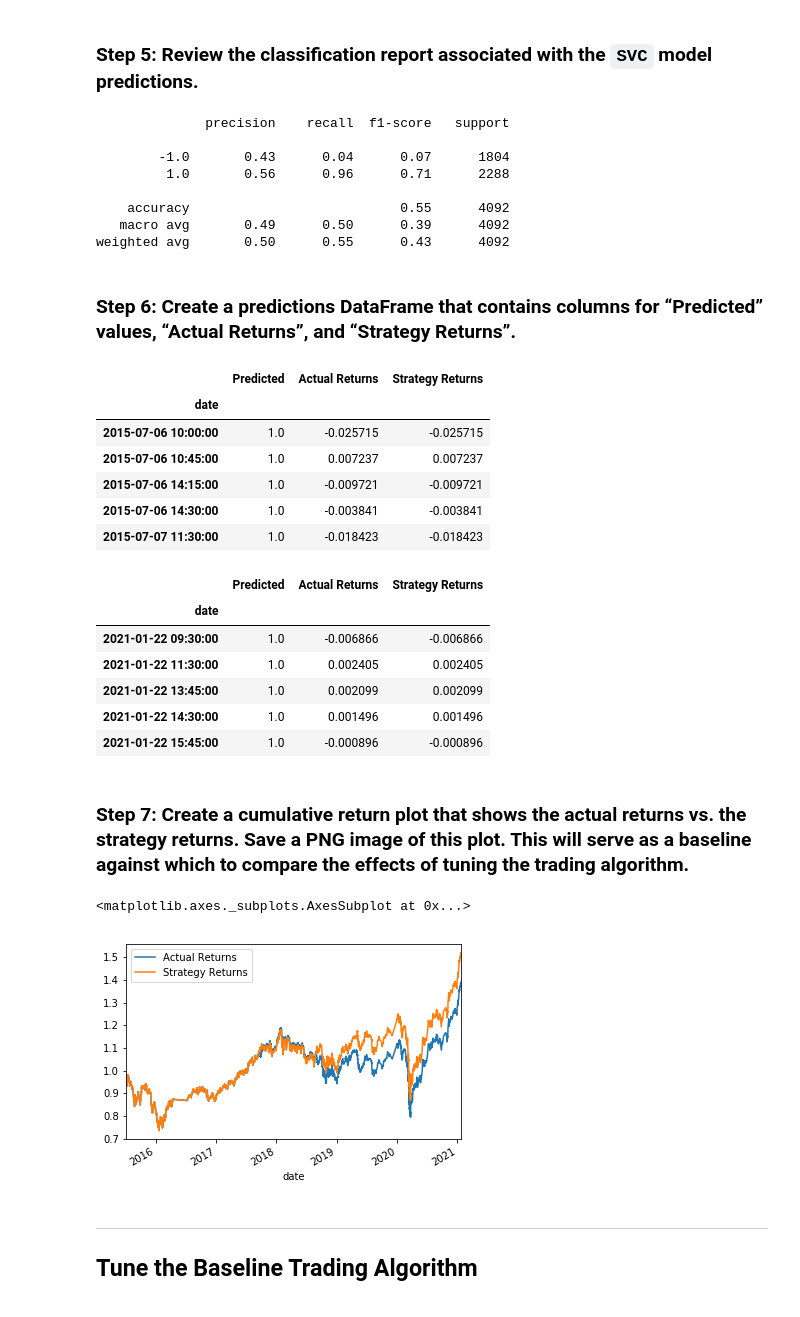
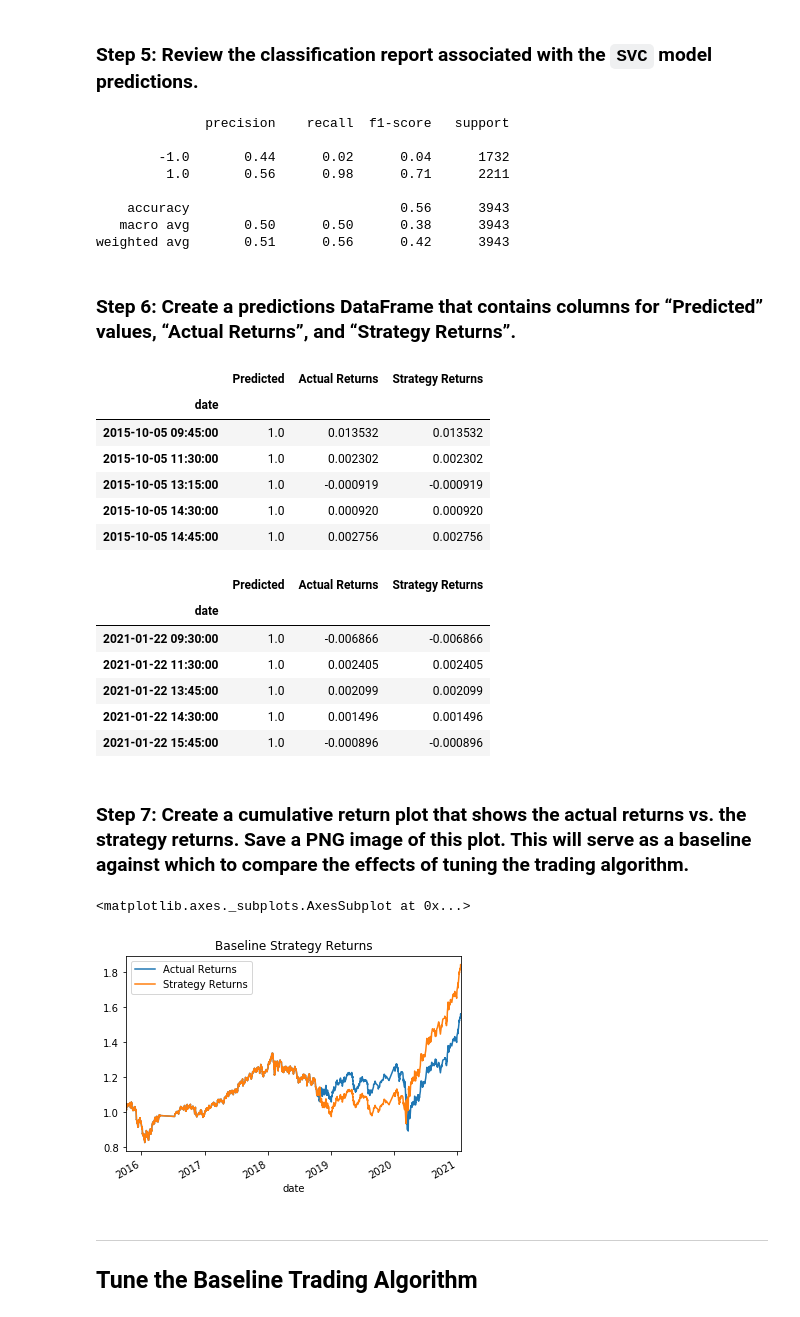
Before and after one commit to saucetech/machine-learning-algorithmic-trading, a Jupyter notebook: machine_learning_trading_bot.ipynb, the cells around one changed output. Saved outputs shown, nothing was run; the diff lists cells and outputs as text; code cells hidden in the pictures.

```diff
--- a/machine_learning_trading_bot.ipynb
+++ b/machine_learning_trading_bot.ipynb
@@ -261,7 +265,7 @@ print(training_begin)
 2015-04-02 15:00:00
 # %%
 # Select the ending period for the training data with an offset of 3 months
-training_end = X.index.min() + DateOffset(months=3)
+training_end = X.index.min() + DateOffset(months=6)
 
 # Display the training end date
 print(training_end)
@@ -336,12 +340,12 @@ print(svm_testing_report)
 # %% [output]
               precision    recall  f1-score   support
 
-        -1.0       0.43      0.04      0.07      1804
-         1.0       0.56      0.96      0.71      2288
+        -1.0       0.44      0.02      0.04      1732
+         1.0       0.56      0.98      0.71      2211
 
-    accuracy                           0.55      4092
-   macro avg       0.49      0.50      0.39      4092
-weighted avg       0.50      0.55      0.43      4092
+    accuracy                           0.56      3943
+   macro avg       0.50      0.50      0.38      3943
+weighted avg       0.51      0.56      0.42      3943
 # %% [markdown]
 ### Step 6: Create a predictions DataFrame that contains columns for “Predicted” values, “Actual Returns”, and “Strategy Returns”.
 # %%
@@ -365,11 +369,11 @@ display(predictions_df.tail())
 # %% [output]
 |  | Predicted | Actual Returns | Strategy Returns |
 | date |  |  |  |
-| 2015-07-06 10:00:00 | 1.0 | -0.025715 | -0.025715 |
-| 2015-07-06 10:45:00 | 1.0 | 0.007237 | 0.007237 |
-| 2015-07-06 14:15:00 | 1.0 | -0.009721 | -0.009721 |
-| 2015-07-06 14:30:00 | 1.0 | -0.003841 | -0.003841 |
-| 2015-07-07 11:30:00 | 1.0 | -0.018423 | -0.018423 |
+| 2015-10-05 09:45:00 | 1.0 | 0.013532 | 0.013532 |
+| 2015-10-05 11:30:00 | 1.0 | 0.002302 | 0.002302 |
+| 2015-10-05 13:15:00 | 1.0 | -0.000919 | -0.000919 |
+| 2015-10-05 14:30:00 | 1.0 | 0.000920 | 0.000920 |
+| 2015-10-05 14:45:00 | 1.0 | 0.002756 | 0.002756 |
 |  | Predicted | Actual Returns | Strategy Returns |
 | date |  |  |  |
 | 2021-01-22 09:30:00 | 1.0 | -0.006866 | -0.006866 |
@@ -381,10 +385,10 @@ display(predictions_df.tail())
 ### Step 7: Create a cumulative return plot that shows the actual returns vs. the strategy returns. Save a PNG image of this plot. This will serve as a baseline against which to compare the effects of tuning the trading algorithm.
 # %%
 # Plot the actual returns versus the strategy returns
-(1 + predictions_df[["Actual Returns", "Strategy Returns"]]).cumprod().plot()
+(1 + predictions_df[["Actual Returns", "Strategy Returns"]]).cumprod().plot(title="Baseline Strategy Returns")
 # %% [output]
 <matplotlib.axes._subplots.AxesSubplot at 0x...>
-[figure, old version]
+[figure, new version]
 # %% [markdown]
 ---
 
```
Also changed, not shown: parts of 3 cells of this notebook, 2 other files.
